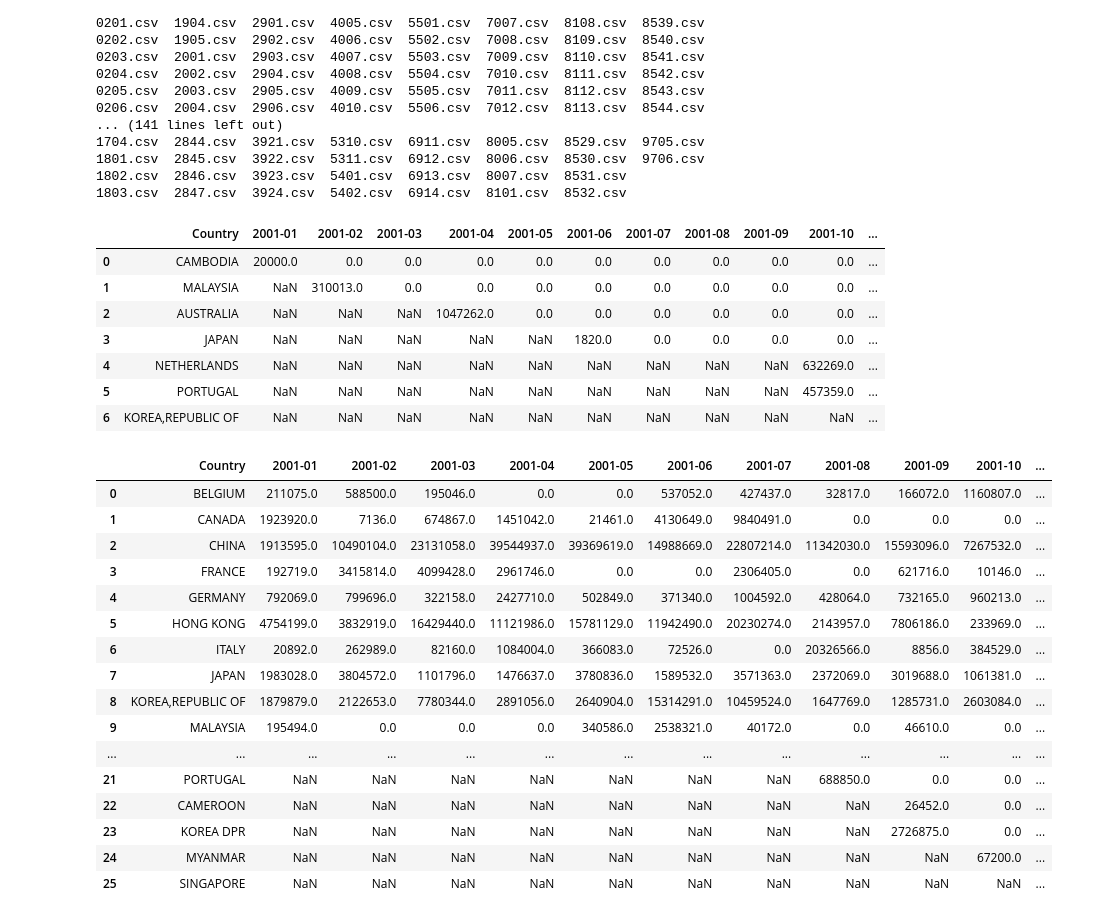
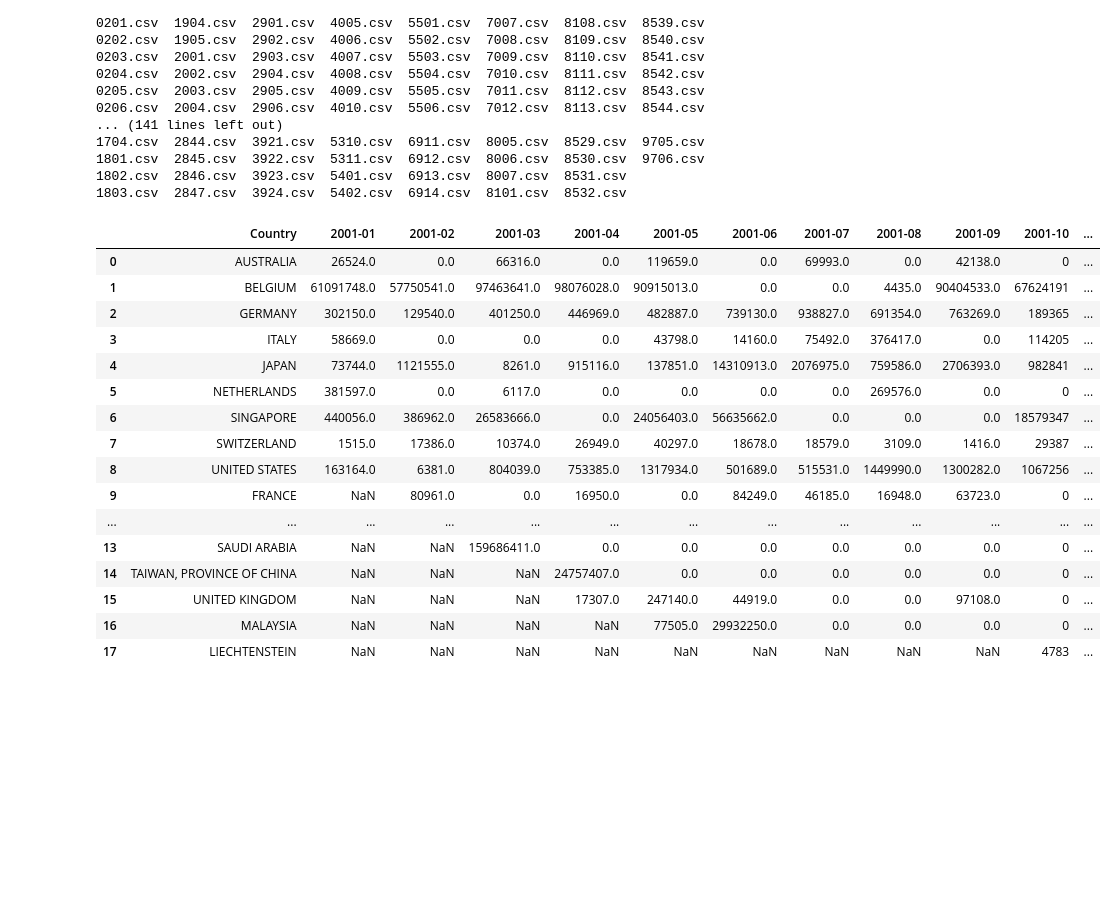
Before and after one commit to SothanaV/cs358-forcasting, a Jupyter notebook: 04_explor_data.ipynb, the cells around one changed output. Drawn from its saved outputs; the diff is of its cells as text; code cells hidden in the pictures; blank space fills up the shorter version.

```diff
--- a/04_explor_data.ipynb
+++ b/04_explor_data.ipynb
@@ -75,35 +93,23 @@ ls bucket/merge_dataset_customs/2001
 1802.csv  2846.csv  3923.csv  5401.csv  6913.csv  8007.csv  8531.csv
 1803.csv  2847.csv  3924.csv  5402.csv  6914.csv  8101.csv  8532.csv
 # %%
-df = pd.read_csv('bucket/merge_dataset_customs/2001/0101.csv')
+df = pd.read_csv('bucket/merge_dataset_customs/import/2001/2901.csv')
 df
 # %% [output]
 |  | Country | 2001-01 | 2001-02 | 2001-03 | 2001-04 | 2001-05 | 2001-06 | 2001-07 | 2001-08 | 2001-09 | 2001-10 | ... |
-| 0 | CAMBODIA | 20000.0 | 0.0 | 0.0 | 0.0 | 0.0 | 0.0 | 0.0 | 0.0 | 0.0 | 0.0 | ... |
-| 1 | MALAYSIA | NaN | 310013.0 | 0.0 | 0.0 | 0.0 | 0.0 | 0.0 | 0.0 | 0.0 | 0.0 | ... |
-| 2 | AUSTRALIA | NaN | NaN | NaN | 1047262.0 | 0.0 | 0.0 | 0.0 | 0.0 | 0.0 | 0.0 | ... |
-| 3 | JAPAN | NaN | NaN | NaN | NaN | NaN | 1820.0 | 0.0 | 0.0 | 0.0 | 0.0 | ... |
-| 4 | NETHERLANDS | NaN | NaN | NaN | NaN | NaN | NaN | NaN | NaN | NaN | 632269.0 | ... |
-| 5 | PORTUGAL | NaN | NaN | NaN | NaN | NaN | NaN | NaN | NaN | NaN | 457359.0 | ... |
-| 6 | KOREA,REPUBLIC OF | NaN | NaN | NaN | NaN | NaN | NaN | NaN | NaN | NaN | NaN | ... |
+| 0 | AUSTRALIA | 26524.0 | 0.0 | 66316.0 | 0.0 | 119659.0 | 0.0 | 69993.0 | 0.0 | 42138.0 | 0 | ... |
+| 1 | BELGIUM | 61091748.0 | 57750541.0 | 97463641.0 | 98076028.0 | 90915013.0 | 0.0 | 0.0 | 4435.0 | 90404533.0 | 67624191 | ... |
+| 2 | GERMANY | 302150.0 | 129540.0 | 401250.0 | 446969.0 | 482887.0 | 739130.0 | 938827.0 | 691354.0 | 763269.0 | 189365 | ... |
+| 3 | ITALY | 58669.0 | 0.0 | 0.0 | 0.0 | 43798.0 | 14160.0 | 75492.0 | 376417.0 | 0.0 | 114205 | ... |
+| 4 | JAPAN | 73744.0 | 1121555.0 | 8261.0 | 915116.0 | 137851.0 | 14310913.0 | 2076975.0 | 759586.0 | 2706393.0 | 982841 | ... |
+| 5 | NETHERLANDS | 381597.0 | 0.0 | 6117.0 | 0.0 | 0.0 | 0.0 | 0.0 | 269576.0 | 0.0 | 0 | ... |
+| 6 | SINGAPORE | 440056.0 | 386962.0 | 26583666.0 | 0.0 | 24056403.0 | 56635662.0 | 0.0 | 0.0 | 0.0 | 18579347 | ... |
+| 7 | SWITZERLAND | 1515.0 | 17386.0 | 10374.0 | 26949.0 | 40297.0 | 18678.0 | 18579.0 | 3109.0 | 1416.0 | 29387 | ... |
+| 8 | UNITED STATES | 163164.0 | 6381.0 | 804039.0 | 753385.0 | 1317934.0 | 501689.0 | 515531.0 | 1449990.0 | 1300282.0 | 1067256 | ... |
+| 9 | FRANCE | NaN | 80961.0 | 0.0 | 16950.0 | 0.0 | 84249.0 | 46185.0 | 16948.0 | 63723.0 | 0 | ... |
+| ... | ... | ... | ... | ... | ... | ... | ... | ... | ... | ... | ... | ... |
+| 13 | SAUDI ARABIA | NaN | NaN | 159686411.0 | 0.0 | 0.0 | 0.0 | 0.0 | 0.0 | 0.0 | 0 | ... |
+| 14 | TAIWAN, PROVINCE OF CHINA | NaN | NaN | NaN | 24757407.0 | 0.0 | 0.0 | 0.0 | 0.0 | 0.0 | 0 | ... |
+| 15 | UNITED KINGDOM | NaN | NaN | NaN | 17307.0 | 247140.0 | 44919.0 | 0.0 | 0.0 | 97108.0 | 0 | ... |
+| 16 | MALAYSIA | NaN | NaN | NaN | NaN | 77505.0 | 29932250.0 | 0.0 | 0.0 | 0.0 | 0 | ... |
+| 17 | LIECHTENSTEIN | NaN | NaN | NaN | NaN | NaN | NaN | NaN | NaN | NaN | 4783 | ... |
-# %%
-df = pd.read_csv('bucket/merge_dataset_customs/2001/5801.csv')
-df
-# %% [output]
-|  | Country | 2001-01 | 2001-02 | 2001-03 | 2001-04 | 2001-05 | 2001-06 | 2001-07 | 2001-08 | 2001-09 | 2001-10 | ... |
-| 0 | BELGIUM | 211075.0 | 588500.0 | 195046.0 | 0.0 | 0.0 | 537052.0 | 427437.0 | 32817.0 | 166072.0 | 1160807.0 | ... |
-| 1 | CANADA | 1923920.0 | 7136.0 | 674867.0 | 1451042.0 | 21461.0 | 4130649.0 | 9840491.0 | 0.0 | 0.0 | 0.0 | ... |
-| 2 | CHINA | 1913595.0 | 10490104.0 | 23131058.0 | 39544937.0 | 39369619.0 | 14988669.0 | 22807214.0 | 11342030.0 | 15593096.0 | 7267532.0 | ... |
-| 3 | FRANCE | 192719.0 | 3415814.0 | 4099428.0 | 2961746.0 | 0.0 | 0.0 | 2306405.0 | 0.0 | 621716.0 | 10146.0 | ... |
-| 4 | GERMANY | 792069.0 | 799696.0 | 322158.0 | 2427710.0 | 502849.0 | 371340.0 | 1004592.0 | 428064.0 | 732165.0 | 960213.0 | ... |
-| 5 | HONG KONG | 4754199.0 | 3832919.0 | 16429440.0 | 11121986.0 | 15781129.0 | 11942490.0 | 20230274.0 | 2143957.0 | 7806186.0 | 233969.0 | ... |
-| 6 | ITALY | 20892.0 | 262989.0 | 82160.0 | 1084004.0 | 366083.0 | 72526.0 | 0.0 | 20326566.0 | 8856.0 | 384529.0 | ... |
-| 7 | JAPAN | 1983028.0 | 3804572.0 | 1101796.0 | 1476637.0 | 3780836.0 | 1589532.0 | 3571363.0 | 2372069.0 | 3019688.0 | 1061381.0 | ... |
-| 8 | KOREA,REPUBLIC OF | 1879879.0 | 2122653.0 | 7780344.0 | 2891056.0 | 2640904.0 | 15314291.0 | 10459524.0 | 1647769.0 | 1285731.0 | 2603084.0 | ... |
-| 9 | MALAYSIA | 195494.0 | 0.0 | 0.0 | 0.0 | 340586.0 | 2538321.0 | 40172.0 | 0.0 | 46610.0 | 0.0 | ... |
-| ... | ... | ... | ... | ... | ... | ... | ... | ... | ... | ... | ... | ... |
-| 21 | PORTUGAL | NaN | NaN | NaN | NaN | NaN | NaN | NaN | 688850.0 | 0.0 | 0.0 | ... |
-| 22 | CAMEROON | NaN | NaN | NaN | NaN | NaN | NaN | NaN | NaN | 26452.0 | 0.0 | ... |
-| 23 | KOREA DPR | NaN | NaN | NaN | NaN | NaN | NaN | NaN | NaN | 2726875.0 | 0.0 | ... |
-| 24 | MYANMAR | NaN | NaN | NaN | NaN | NaN | NaN | NaN | NaN | NaN | 67200.0 | ... |
-| 25 | SINGAPORE | NaN | NaN | NaN | NaN | NaN | NaN | NaN | NaN | NaN | NaN | ... |
```
Also changed, not shown: parts of 4 cells of this notebook.
